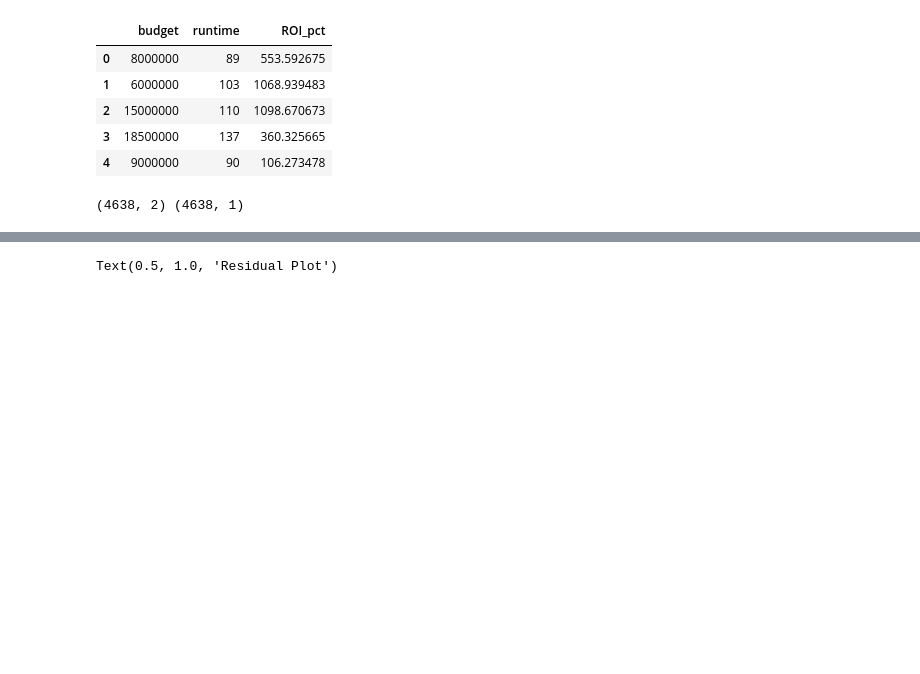
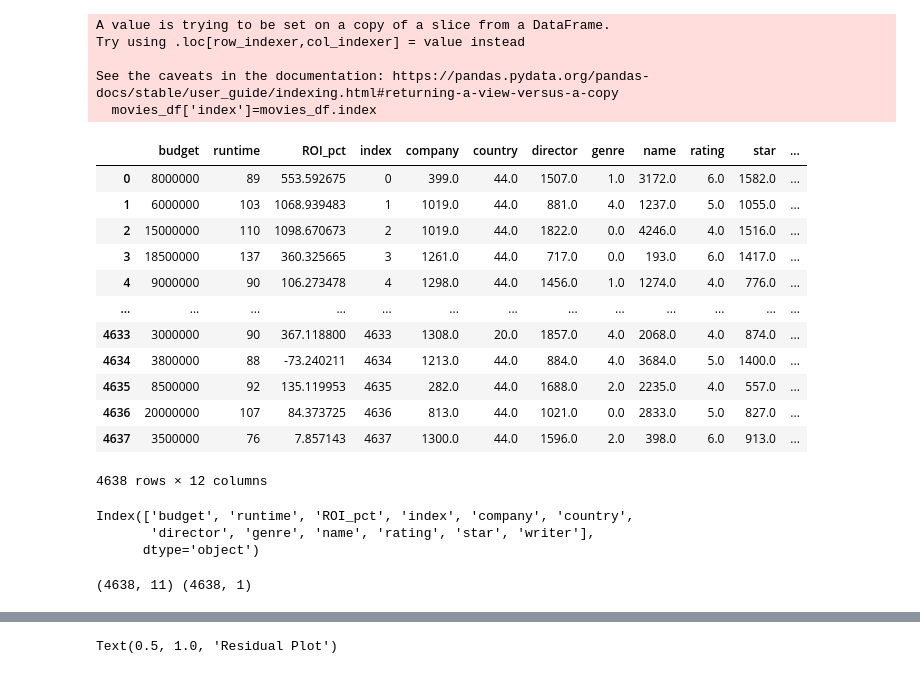
Before and after one commit to d4t4Guy/ML_at_the_movies, a Jupyter notebook: Multiple-regression.ipynb, the cells around one changed output, grey strips where cells are left out. Drawn from its saved outputs; the diff is of its cells as text; code cells hidden in the pictures; blank space fills up the shorter version.

```diff
--- a/Multiple-regression.ipynb
+++ b/Multiple-regression.ipynb
@@ -17,0 +34,7 @@ movies_data.head()
+# %%
+selected_columns= ['company', 'country', 'director','genre','name', 'rating','star','writer',]
+categorical_df = movies_data[selected_columns]
+# %%
+oe = OrdinalEncoder()
+numeric_conversion = pd.DataFrame(oe.fit_transform(categorical_df),columns=selected_columns)
+numeric_conversion
@@ -18,19 +71,45 @@ movies_data.head()
 # %%
 movies_df=movies_data[["budget","runtime","ROI_pct"]]
-movies_df.head()
+#movies_df.merge(numeric_conversion)
-# %% [output]
-|  | budget | runtime | ROI_pct |
-| 0 | 8000000 | 89 | 553.592675 |
-| 1 | 6000000 | 103 | 1068.939483 |
-| 2 | 15000000 | 110 | 1098.670673 |
-| 3 | 18500000 | 137 | 360.325665 |
-| 4 | 9000000 | 90 | 106.273478 |
+# %%
+movies_df['index']=movies_df.index
+numeric_conversion['index']=numeric_conversion.index
+# %% [output]
+A value is trying to be set on a copy of a slice from a DataFrame.
+Try using .loc[row_indexer,col_indexer] = value instead
+
+See the caveats in the documentation: https://pandas.pydata.org/pandas-docs/stable/user_guide/indexing.html#returning-a-view-versus-a-copy
+  movies_df['index']=movies_df.index
+# %%
+movies_df = movies_df.merge(numeric_conversion)
+movies_df
+# %% [output]
+|  | budget | runtime | ROI_pct | index | company | country | director | genre | name | rating | star | ... |
+| 0 | 8000000 | 89 | 553.592675 | 0 | 399.0 | 44.0 | 1507.0 | 1.0 | 3172.0 | 6.0 | 1582.0 | ... |
+| 1 | 6000000 | 103 | 1068.939483 | 1 | 1019.0 | 44.0 | 881.0 | 4.0 | 1237.0 | 5.0 | 1055.0 | ... |
+| 2 | 15000000 | 110 | 1098.670673 | 2 | 1019.0 | 44.0 | 1822.0 | 0.0 | 4246.0 | 4.0 | 1516.0 | ... |
+| 3 | 18500000 | 137 | 360.325665 | 3 | 1261.0 | 44.0 | 717.0 | 0.0 | 193.0 | 6.0 | 1417.0 | ... |
+| 4 | 9000000 | 90 | 106.273478 | 4 | 1298.0 | 44.0 | 1456.0 | 1.0 | 1274.0 | 4.0 | 776.0 | ... |
+| ... | ... | ... | ... | ... | ... | ... | ... | ... | ... | ... | ... | ... |
+| 4633 | 3000000 | 90 | 367.118800 | 4633 | 1308.0 | 20.0 | 1857.0 | 4.0 | 2068.0 | 4.0 | 874.0 | ... |
+| 4634 | 3800000 | 88 | -73.240211 | 4634 | 1213.0 | 44.0 | 884.0 | 4.0 | 3684.0 | 5.0 | 1400.0 | ... |
+| 4635 | 8500000 | 92 | 135.119953 | 4635 | 282.0 | 44.0 | 1688.0 | 2.0 | 2235.0 | 4.0 | 557.0 | ... |
+| 4636 | 20000000 | 107 | 84.373725 | 4636 | 813.0 | 44.0 | 1021.0 | 0.0 | 2833.0 | 5.0 | 827.0 | ... |
+| 4637 | 3500000 | 76 | 7.857143 | 4637 | 1300.0 | 44.0 | 1596.0 | 2.0 | 398.0 | 6.0 | 913.0 | ... |
+4638 rows × 12 columns
+# %%
+movies_df.columns
+# %% [output]
+Index(['budget', 'runtime', 'ROI_pct', 'index', 'company', 'country',
+       'director', 'genre', 'name', 'rating', 'star', 'writer'],
+      dtype='object')
 # %%
 # Assign the data to X and y
 
-X = movies_df[["budget", "runtime"]]
+X = movies_df[['budget', 'runtime', 'index', 'company', 'country',
+       'director', 'genre', 'name', 'rating', 'star', 'writer']]
 y = movies_df["ROI_pct"].values.reshape(-1, 1)
 print(X.shape, y.shape)
 # %% [output]
-(4638, 2) (4638, 1)
+(4638, 11) (4638, 1)
 # %%
```
Also changed, not shown: parts of 9 cells of this notebook.
